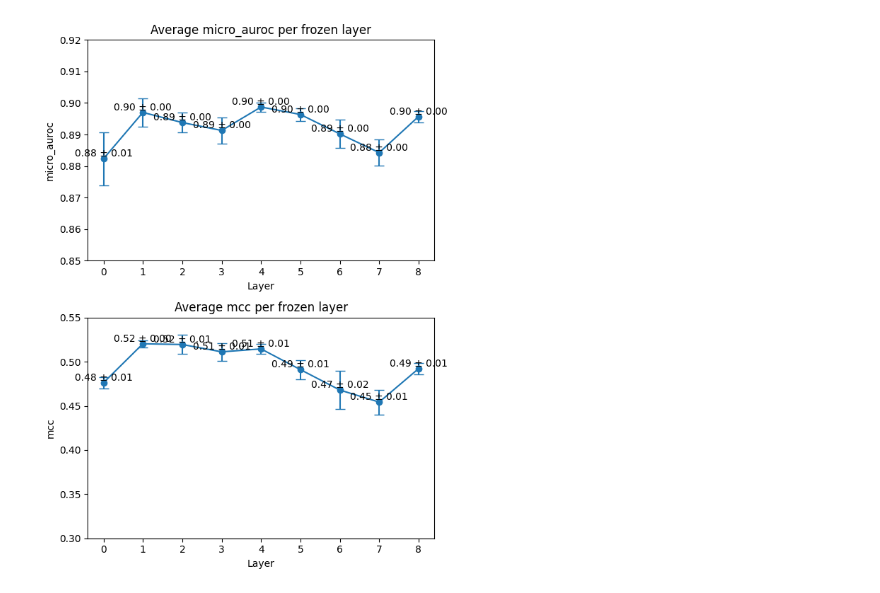
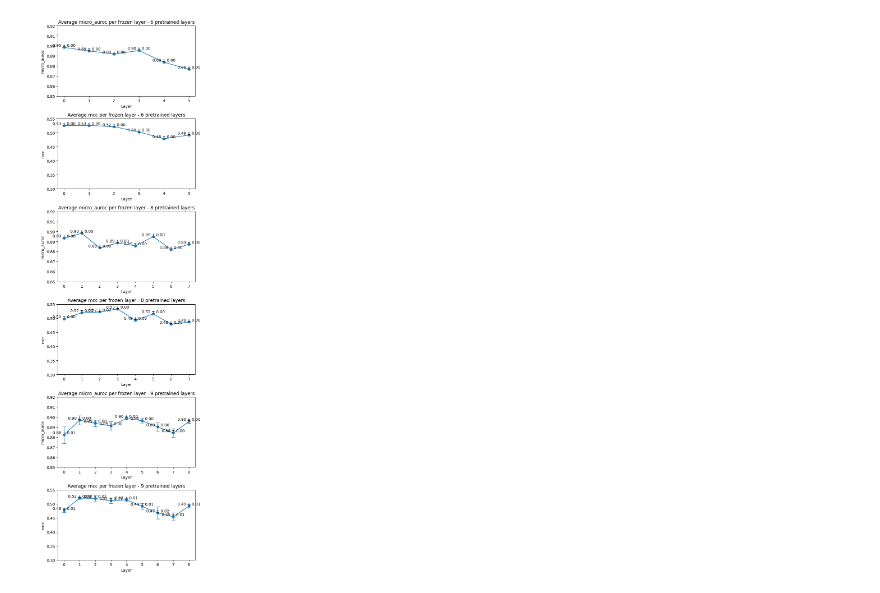
Before and after one commit to dlwocks31/atpbind, a Jupyter notebook: gearnet_pretrained_pipeline.ipynb, the cells around one changed output. Drawn from its saved outputs; the diff is of its cells as text; code cells hidden in the pictures.

Commit message:
gearnet_pretrained test

```diff
--- a/gearnet_pretrained_pipeline.ipynb
+++ b/gearnet_pretrained_pipeline.ipynb
@@ -7,52 +7,59 @@ import matplotlib.pyplot as plt
 from statistics import mean
 import numpy as np
 
-layers = list(range(9))
+# Plotting
+fig, axs = plt.subplots(6, figsize=(6,20))
 
-avg_metrics = {'micro_auroc': [], 'mcc': []}
-std_metrics = {'micro_auroc': [], 'mcc': []}
+for pretrained_index, pretrained_layers in enumerate([6, 8, 9]):
+    layers = list(range(pretrained_layers))
 
-for layer in range(9):
-    layer_data = [d for d in data if d['layer'] == layer]
+    avg_metrics = {'micro_auroc': [], 'mcc': []}
+    std_metrics = {'micro_auroc': [], 'mcc': []}
 
-    metrics = {'micro_auroc': [], 'mcc': []}
-    for trial in range(3):
-        trial_data = [d for d in layer_data if d['trial'] == trial]
-        last_epoch_metric = trial_data[-1]['data']
-        print(f'at {layer}, {trial}: {last_epoch_metric}')
+    for layer in range(pretrained_layers):
+        layer_data = [d for d in data if d['layer'] == layer and d['pretrained_layers'] == pretrained_layers]
 
-        metrics['micro_auroc'].append(last_epoch_metric['micro_auroc'])
-        metrics['mcc'].append(last_epoch_metric['mcc'])
+        metrics = {'micro_auroc': [], 'mcc': []}
 
-    avg_metrics['micro_auroc'].append(np.mean(metrics['micro_auroc']))
-    avg_metrics['mcc'].append(np.mean(metrics['mcc']))
-    std_metrics['micro_auroc'].append(np.std(metrics['micro_auroc']))
-    std_metrics['mcc'].append(np.std(metrics['mcc']))
 
-# Plotting
-fig, axs = plt.subplots(2, figsize=(6,8))
+        for trial in np.unique([d['trial'] for d in layer_data]):
+            trial_data = [d for d in layer_data if d['trial'] == trial]
+            last_epoch_metric = trial_data[-1]['data']
+            print(f'at {layer}, {trial}: {last_epoch_metric}')
 
-# micro_auroc plot
-axs[0].errorbar(layers, avg_metrics['micro_auroc'], yerr=std_metrics['micro_auroc'], fmt='-o', capsize=5)
-axs[0].set_title('Average micro_auroc per frozen layer')
-axs[0].set_xlabel('Layer')
-axs[0].set_ylabel('micro_auroc')
-axs[0].set_ylim([0.85, 0.92])
+            metrics['micro_auroc'].append(last_epoch_metric['micro_auroc'])
+            metrics['mcc'].append(last_epoch_metric['mcc'])
 
-# Add labels to micro_auroc data points
-for layer, avg, std in zip(layers, avg_metrics['micro_auroc'], std_metrics['micro_auroc']):
-    axs[0].text(layer, avg, '%.2f ± %.2f' % (avg, std), ha='center', va='bottom')
+        avg_metrics['micro_auroc'].append(np.mean(metrics['micro_auroc']))
+        avg_metrics['mcc'].append(np.mean(metrics['mcc']))
+        std_metrics['micro_auroc'].append(np.std(metrics['micro_auroc']))
+        std_metrics['mcc'].append(np.std(metrics['mcc']))
 
-# mcc plot
-axs[1].errorbar(layers, avg_metrics['mcc'], yerr=std_metrics['mcc'], fmt='-o', capsize=5)
-axs[1].set_title('Average mcc per frozen layer')
-axs[1].set_xlabel('Layer')
-axs[1].set_ylabel('mcc')
-axs[1].set_ylim([0.3, 0.55])
 
-# Add labels to mcc data points
-for layer, avg, std in zip(layers, avg_metrics['mcc'], std_metrics['mcc']):
-    axs[1].text(layer, avg, '%.2f ± %.2f' % (avg, std), ha='center', va='bottom')
+
+    # micro_auroc plot
+    axs1 = axs[pretrained_index*2]
+    axs1.errorbar(layers, avg_metrics['micro_auroc'], yerr=std_metrics['micro_auroc'], fmt='-o', capsize=5)
+    axs1.set_title(f'Average micro_auroc per frozen layer - {pretrained_layers} pretrained layers')
+    axs1.set_xlabel('Layer')
+    axs1.set_ylabel('micro_auroc')
+    axs1.set_ylim([0.85, 0.92])
+
+    # Add labels to micro_auroc data points
+    for layer, avg, std in zip(layers, avg_metrics['micro_auroc'], std_metrics['micro_auroc']):
+        axs1.text(layer, avg, '%.2f ± %.2f' % (avg, std), ha='center', va='bottom')
+
+    # mcc plot
+    axs2 = axs[pretrained_index*2+1]
+    axs2.errorbar(layers, avg_metrics['mcc'], yerr=std_metrics['mcc'], fmt='-o', capsize=5)
+    axs2.set_title(f'Average mcc per frozen layer - {pretrained_layers} pretrained layers')
+    axs2.set_xlabel('Layer')
+    axs2.set_ylabel('mcc')
+    axs2.set_ylim([0.3, 0.55])
+
+    # Add labels to mcc data points
+    for layer, avg, std in zip(layers, avg_metrics['mcc'], std_metrics['mcc']):
+        axs2.text(layer, avg, '%.2f ± %.2f' % (avg, std), ha='center', va='bottom')
 
 plt.tight_layout()
 plt.show()
@@ -73,5 +80,5 @@ at 3, 2: {'micro_auroc': 0.8946555852890015, 'mcc': 0.5254907618606457}
 at 7, 2: {'micro_auroc': 0.8787924647331238, 'mcc': 0.4360775781211196}
 at 8, 0: {'micro_auroc': 0.8969951868057251, 'mcc': 0.49989210867179057}
 at 8, 1: {'micro_auroc': 0.8931591510772705, 'mcc': 0.48391095598725753}
 at 8, 2: {'micro_auroc': 0.8969794511795044, 'mcc': 0.4929033787210704}
-[figure, old version]
+[figure, new version]
```
Also changed, not shown: parts of 1 cell of this notebook, 3 other files.
